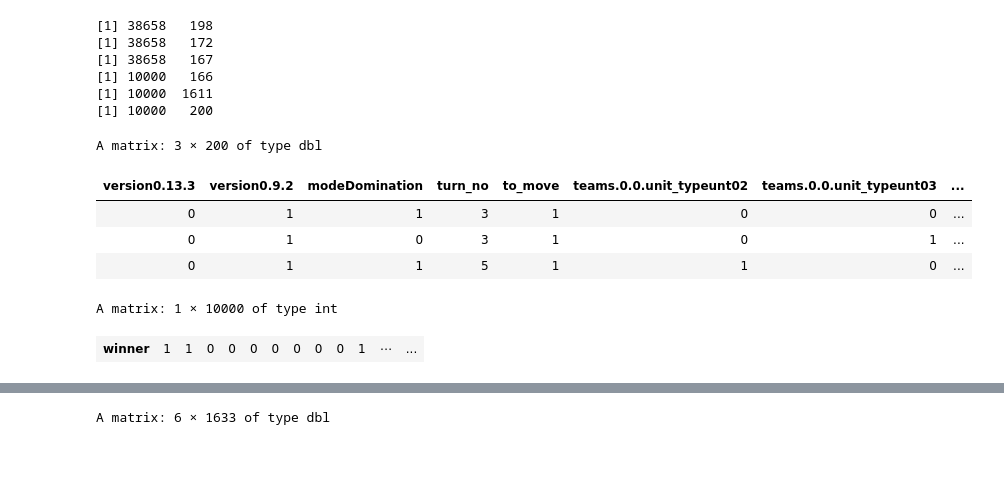
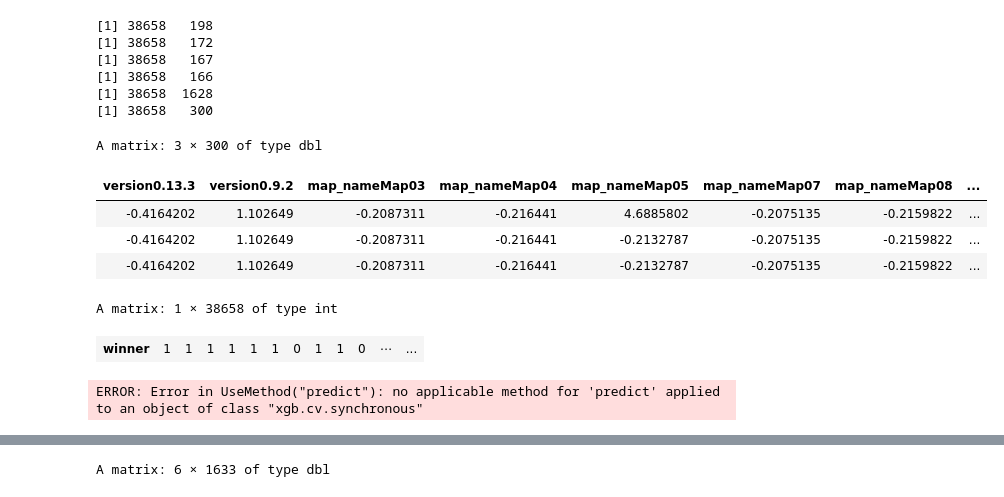
Before and after one commit to bieganski/data-mining, a Jupyter notebook: ex2/solution.ipynb, the cells around one changed output, grey strips where cells are left out. Drawn from its saved outputs; the diff is of its cells as text; code cells hidden in the pictures; blank space fills up the shorter version.

```diff
--- a/ex2/solution.ipynb
+++ b/ex2/solution.ipynb
@@ -48,7 +48,7 @@ gen_model_matrix = function(fname, data_len=10000) {
     tmp <- (names(df) %in% c("players.0.ai", "players.1.ai", "id", "players.1.player_id", "players.0.player_id")) # those values are irrelevant
     df <- df[, -..tmp]
     print(dim(df))
-    df <- df[sample(nrow(df), data_len), ]
+#     df <- df[sample(nrow(df), data_len), ]
     y <- df %>% select("winner")
     y <- y %>% as.matrix %>% t
     t <- df[,"t"]
@@ -57,42 +57,49 @@ gen_model_matrix = function(fname, data_len=10000) {
 
     invisible(gc())
     mm <- model.matrix(~.-winner, df)
     mm <- cbind(mm, t)
 
     print(dim(mm))
 
-
     # Pick only most variant variables.
-    TOP_VAR_NUM = 200
+    TOP_VAR_NUM = 300
     variances <- colVars(as.matrix(mm))
     variances <- cbind(colnames(mm) %>% data.frame, as.numeric(variances))
     variances.top <- variances[order(variances[,2], decreasing=TRUE) ,] %>% head(n=TOP_VAR_NUM)
     variances.top.names = variances.top[[1]]
     mm <- as.matrix(mm)
     mm <- mm[,which(colnames(mm) %in% variances.top.names)]
 
     mm <- as.matrix(mm)
+
+    # TODO
+    mm <- scale(mm)
+
     print(dim(mm))
     invisible(gc())
     list(mm, y)
 }
 
 Xy <- gen_model_matrix(TRAIN_DATA_FNAME, DATA_LEN)
 mm <- Xy[[1]]
 y  <- Xy[[2]]
 head(mm, n=3)
 head(y, n=3)
 # %% [output]
 [1] 38658   198
 [1] 38658   172
 [1] 38658   167
-[1] 10000   166
-[1] 10000  1611
-[1] 10000   200
+[1] 38658   166
+[1] 38658  1628
+[1] 38658   300
-A matrix: 3 × 200 of type dbl
+A matrix: 3 × 300 of type dbl
-| version0.13.3 | version0.9.2 | modeDomination | turn_no | to_move | teams.0.0.unit_typeunt02 | teams.0.0.unit_typeunt03 | ... |
-| 0 | 1 | 1 | 3 | 1 | 0 | 0 | ... |
-| 0 | 1 | 0 | 3 | 1 | 0 | 1 | ... |
-| 0 | 1 | 1 | 5 | 1 | 1 | 0 | ... |
+| version0.13.3 | version0.9.2 | map_nameMap03 | map_nameMap04 | map_nameMap05 | map_nameMap07 | map_nameMap08 | ... |
+| -0.4164202 | 1.102649 | -0.2087311 | -0.216441 | 4.6885802 | -0.2075135 | -0.2159822 | ... |
+| -0.4164202 | 1.102649 | -0.2087311 | -0.216441 | -0.2132787 | -0.2075135 | -0.2159822 | ... |
+| -0.4164202 | 1.102649 | -0.2087311 | -0.216441 | -0.2132787 | -0.2075135 | -0.2159822 | ... |
-A matrix: 1 × 10000 of type int
+A matrix: 1 × 38658 of type int
-| winner | 1 | 1 | 0 | 0 | 0 | 0 | 0 | 0 | 0 | 1 | ⋯ | ... |
+| winner | 1 | 1 | 1 | 1 | 1 | 1 | 0 | 1 | 1 | 0 | ⋯ | ... |
+# %%
+predict(mdcv)
+# %% [output]
+ERROR: Error in UseMethod("predict"): no applicable method for 'predict' applied to an object of class "xgb.cv.synchronous"
```
Also changed, not shown: parts of 19 cells of this notebook, 2 other files.
